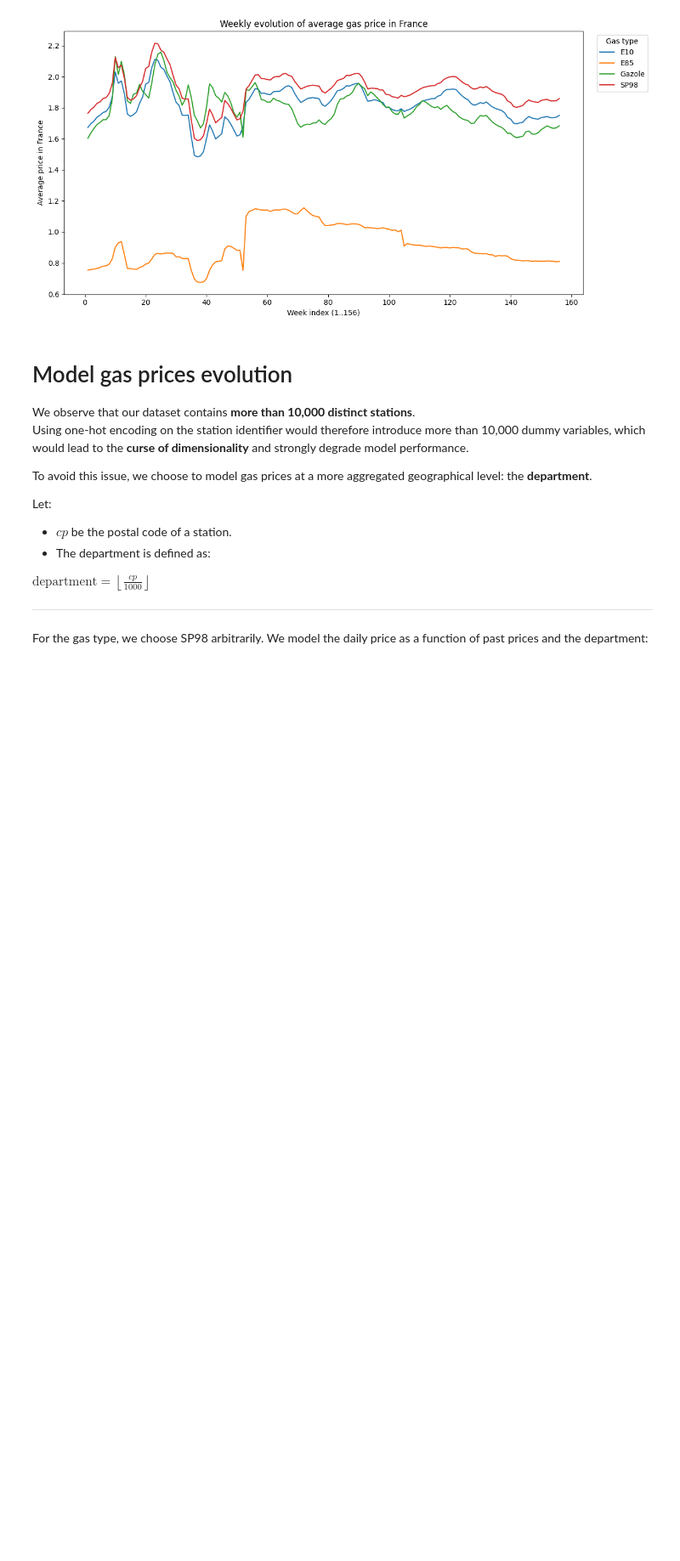
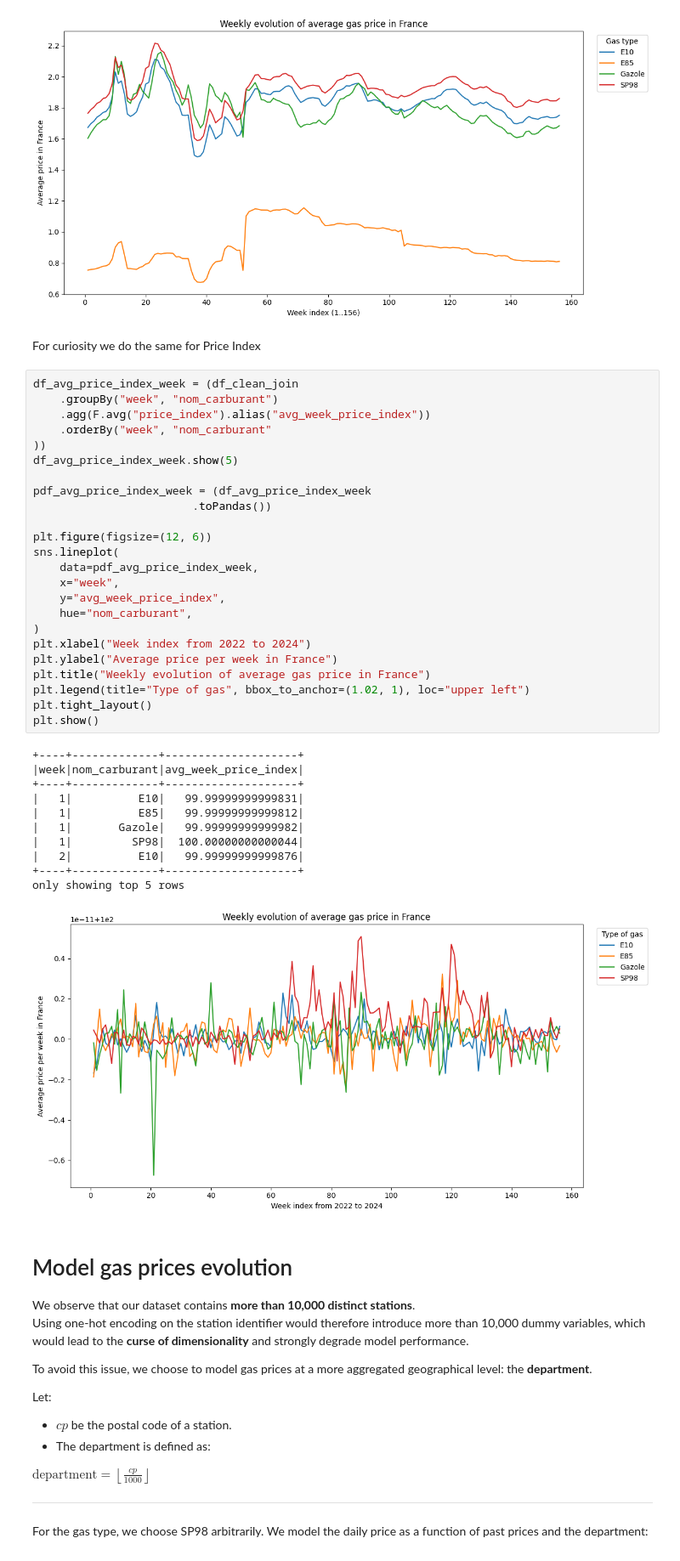
Before and after one commit to Mamadou2003/Spark_project_ensai, a Jupyter notebook: Notebook/main.ipynb, the cells around one changed output. Shown at 85% size. Saved outputs shown, nothing was run; the diff lists cells and outputs as text; blank space fills up the shorter version.

```diff
--- a/Notebook/main.ipynb
+++ b/Notebook/main.ipynb
@@ -357,6 +369,44 @@ plt.tight_layout()
 plt.show()
 # %% [output]
 [figure]
+# %% [markdown]
+For curiosity we do the same for Price Index
+# %%
+df_avg_price_index_week = (df_clean_join
+    .groupBy("week", "nom_carburant")
+    .agg(F.avg("price_index").alias("avg_week_price_index"))
+    .orderBy("week", "nom_carburant"
+))
+df_avg_price_index_week.show(5)
+
+pdf_avg_price_index_week = (df_avg_price_index_week
+                        .toPandas())
+
+plt.figure(figsize=(12, 6))
+sns.lineplot(
+    data=pdf_avg_price_index_week,
+    x="week",
+    y="avg_week_price_index",
+    hue="nom_carburant",
+)
+plt.xlabel("Week index from 2022 to 2024")
+plt.ylabel("Average price per week in France")
+plt.title("Weekly evolution of average gas price in France")
+plt.legend(title="Type of gas", bbox_to_anchor=(1.02, 1), loc="upper left")
+plt.tight_layout()
+plt.show()
+# %% [output]
++----+-------------+--------------------+
+|week|nom_carburant|avg_week_price_index|
++----+-------------+--------------------+
+|   1|          E10|   99.99999999999831|
+|   1|          E85|   99.99999999999812|
+|   1|       Gazole|   99.99999999999982|
+|   1|         SP98|  100.00000000000044|
+|   2|          E10|   99.99999999999876|
++----+-------------+--------------------+
+only showing top 5 rows
+[figure, added]
 # %% [markdown]
 # Model gas prices evolution
 
```
Also changed, not shown: parts of 34 cells of this notebook, 16 other files.
